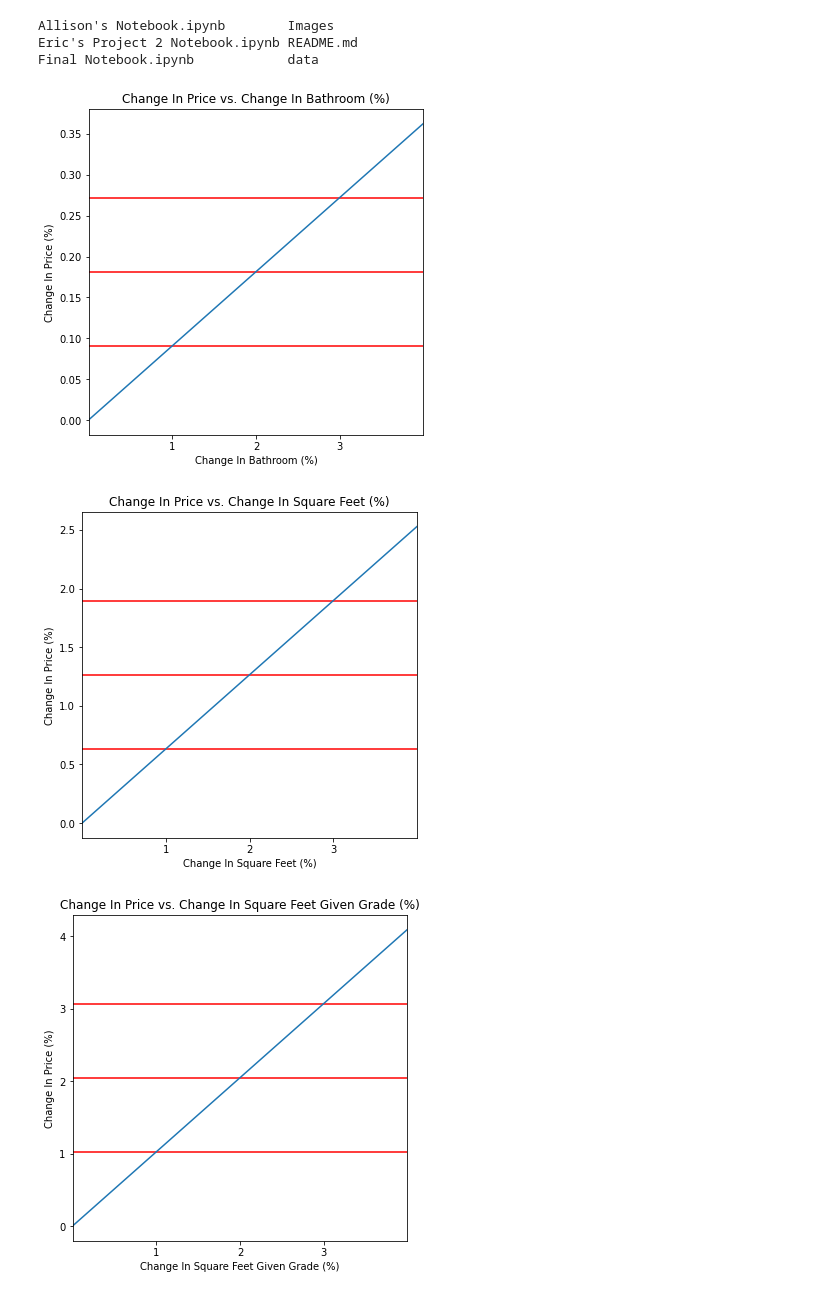
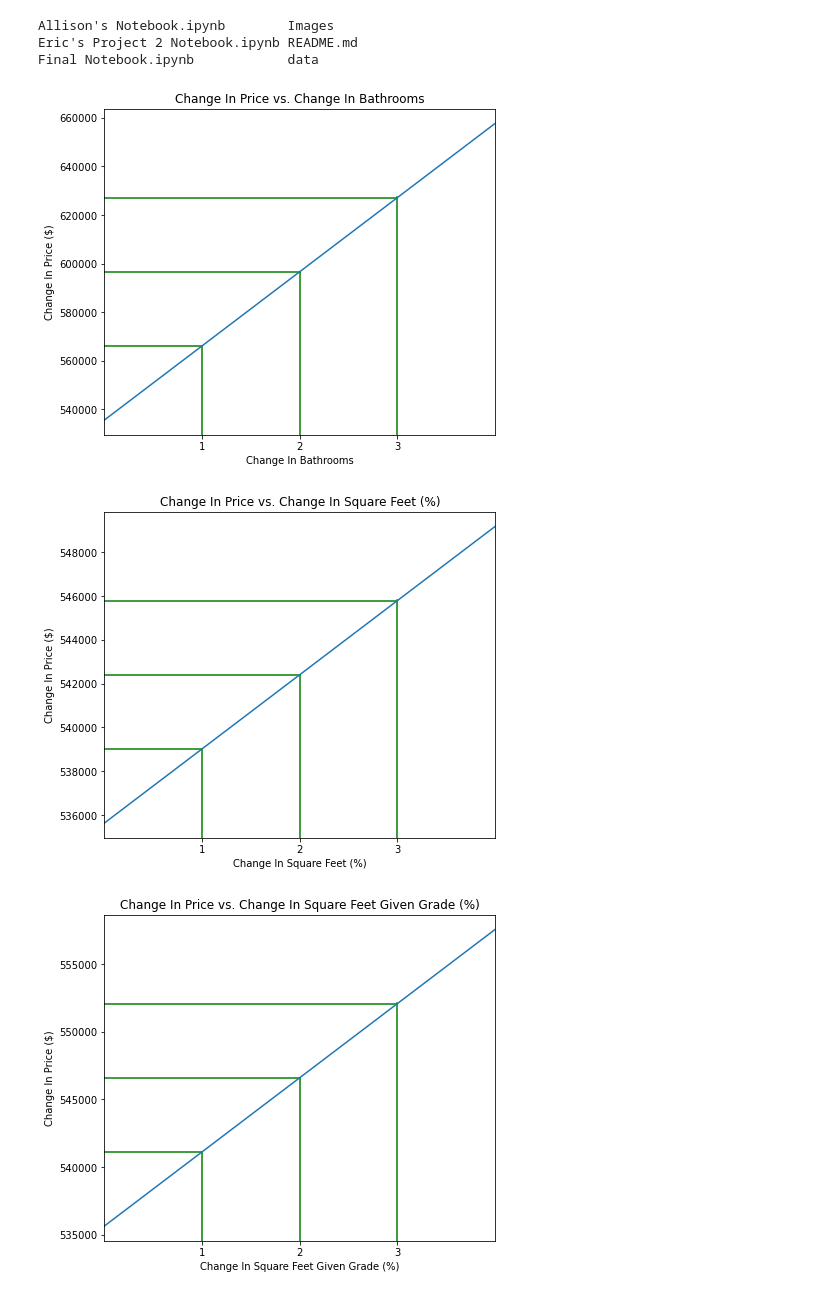
Before and after one commit to ericdnbn/Phase_2_Project, a Jupyter notebook: Eric's Project 2 Notebook.ipynb, the cells around one changed output. Saved outputs shown, nothing was run; the diff lists cells and outputs as text; code cells hidden in the pictures.

Commit message:
latest visualizations

```diff
--- a/Eric's Project 2 Notebook.ipynb
+++ b/Eric's Project 2 Notebook.ipynb
@@ -280,5 +285,5 @@ df.describe()
 # %%
-non_normal = ['price', 'bedrooms', 'bathrooms', 'sqft_living', 'sqft_lot', 'sqft_above', 'lat', 'sqft_lot15', 'sqft_living15', 'yrs_old']
+non_normal = ['price', 'bedrooms', 'sqft_living', 'sqft_lot', 'sqft_above', 'lat', 'sqft_lot15', 'sqft_living15', 'yrs_old']
 for feat in non_normal:
     df[feat] = df[feat].map(lambda x: np.log(x))
 # %%
@@ -2984,7 +2988,9 @@ interpret
 7.536094591466359
 0.14245385155468665
 # %%
-bathroom_coeff = 0.0907
+bathroom_coeff = 0.0554
+
+bathroom_impact_price = (np.exp(bathroom_coeff)-1)*100
 
 sqft_coeff = 0.6323
 
@@ -2998,31 +3004,57 @@ Allison's Notebook.ipynb        Images
 Eric's Project 2 Notebook.ipynb README.md
 Final Notebook.ipynb            data
 # %%
-coeffs = [bathroom_coeff, sqft_coeff, sqft_given_grade_coeff, grade_given_sqft_coeff]
+coeffs = [bathroom_impact_price, sqft_coeff, sqft_given_grade_coeff]
 
-names = ['Bathroom', 'Square Feet', 'Square Feet Given Grade', 'Grade Given Square Feet']
+names = ['Bathrooms', 'Square Feet', 'Square Feet Given Grade']
+
+#index = ['bathrooms', 'sqft_living', 'sqft_grade']
 
 coeffs_names = zip(coeffs, names)
 
+unlogged_price_df = df2['price'].map(lambda x:np.exp(x))
+
 for co, name in coeffs_names:
 
-    fig, ax = plt.subplots(figsize = (6,6))
+    mean = unlogged_price_df.mean()
+
+    fig, ax = plt.subplots(figsize = (7,6))
+
     x = [0,1,2,3,4]
-    y = [(0*co), (1*co),(2*co), (3*co),(4*co)]
+
+    y = [(mean+(0*(mean*(co/100)))), (mean+(1*(mean*(co/100)))), (mean+(2*(mean*(co/100)))), (mean+(3*(mean*(co/100)))), (mean+(4*(mean*(co/100))))]
+
+
 
     ax.set_title(f'Change In Price vs. Change In {name} (%)')
-    ax.set_xlabel(f'Change In {name} (%)')
-    ax.set_ylabel(f'Change In Price (%)')
+
+    if name == 'Square Feet' or name == "Square Feet Given Grade":
+        ax.set_title(f'Change In Price vs. Change In {name} (%)')
+        ax.set_xlabel(f'Change In {name} (%)')
+
+    else:
+        ax.set_title(f'Change In Price vs. Change In {name}')
+        ax.set_xlabel(f'Change In {name}')
+
+    ax.set_ylabel(f'Change In Price ($)')
     ax.set_xticks([1,2,3])
     ax.set_xlim(0,4)
     #ax.set_ylim(0,4)
     #ax.set_yticks([np.arange()])
-    for i in y[1:4]:
-        ax.axhline(i, color='r',ls='-',mew=.2)
+    xmax = [.25, .5, .75]
+    y_xmax = zip(y[1:4],xmax)
+
+    ticks_y = zip([1,2,3], [.27, .5, .73])
+
+    for i,t in y_xmax:
+        ax.axhline(i, xmax=t, color='g',linestyle='-',mew=.2)
+
+    for a,b in ticks_y:
+        ax.axvline(a, ymax=b, color='g', linestyle='-',mew=.2)
 
     plt.plot(x,y)
     plt.savefig(f'{name}.png');
 # %% [output]
-[figure, old version]
+[figure, new version]
-[figure, old version]
+[figure, new version]
-[figure, old version]
+[figure, new version]
```
Also changed, not shown: parts of 77 cells of this notebook, 7 other files.
